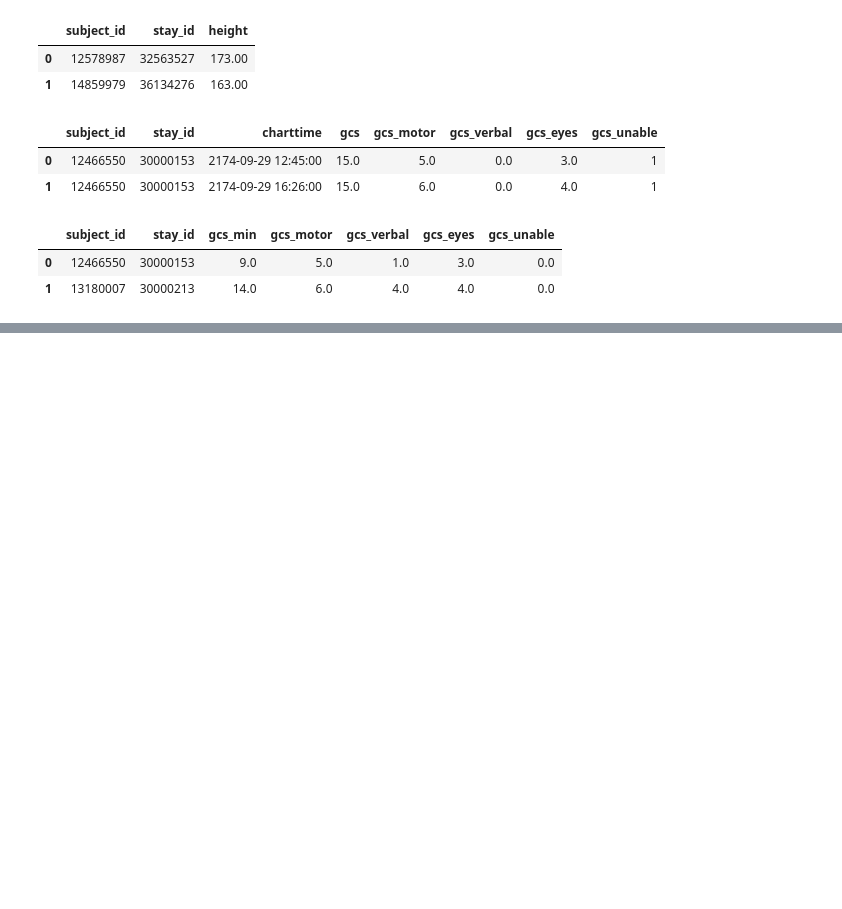
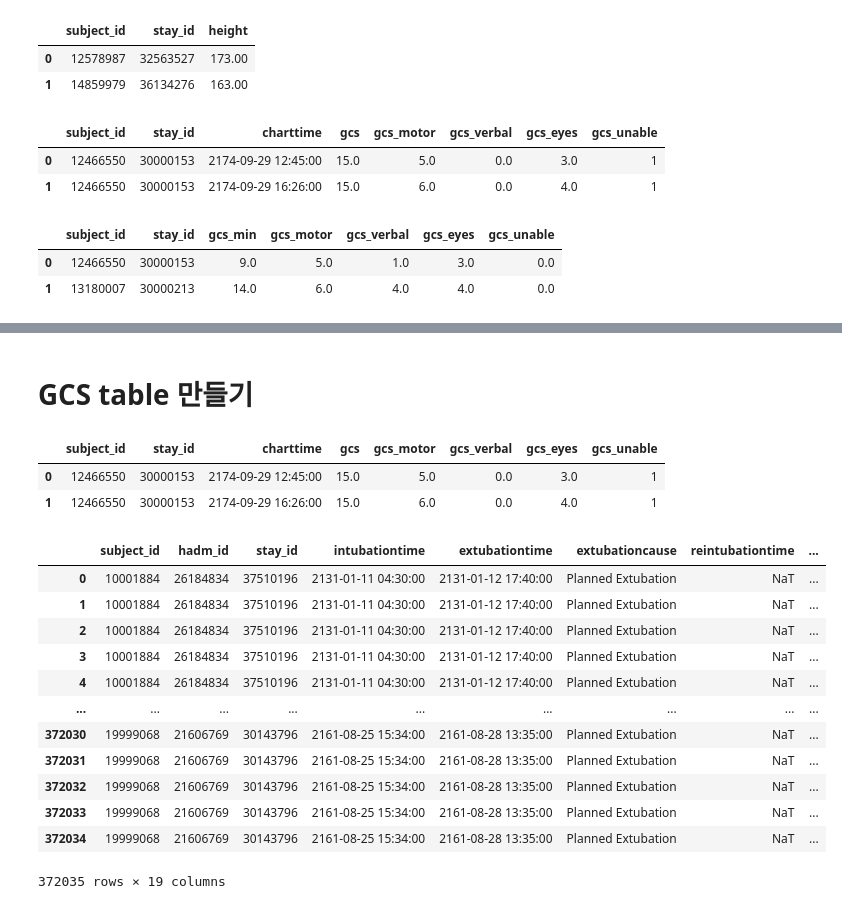
Before and after one commit to sujungleeml/P1_extubationfailure, a Jupyter notebook: 이수정/python_codes/dataext2_demographic.ipynb, the cells around one changed output, grey strips where cells are left out. Cells and saved outputs as stored; diff of their text form; code cells hidden in the pictures; blank space fills up the shorter version.

```diff
--- a/이수정/python_codes/dataext2_demographic.ipynb
+++ b/이수정/python_codes/dataext2_demographic.ipynb
@@ -1228,0 +123,3 @@ ventilator_duration1_3 >> filter_by(X.outcome_step3 == 'unknown')
+# %%
+subset2 = pd.read_csv('../outputs/subject_subset2.csv')
+subset2.head(2)
@@ -1228,0 +147,6 @@ ventilator_duration1_3 >> filter_by(X.outcome_step3 == 'unknown')
+# %%
+subset2['intubationtime'] = pd.to_datetime(subset2['intubationtime'])
+subset2['extubationtime'] = pd.to_datetime(subset2['extubationtime'])
+subset2['reintubationtime'] = pd.to_datetime(subset2['reintubationtime'])
+subset2['dischtime'] = pd.to_datetime(subset2['dischtime'])
+subset2['deathtime'] = pd.to_datetime(subset2['deathtime'])
@@ -1228,0 +170,29 @@ ventilator_duration1_3 >> filter_by(X.outcome_step3 == 'unknown')
+# %% [markdown]
+# GCS table 만들기
+# %%
+#일단 gcs 를 어떤 시간에 맞추어 구성할지를 알아야 하는데
+#이전 연구에서는 가장 가까운 leastest time을 기준으로 구성해였다.
+#이번연구는 (1) 시계열성 (2) procedure 진전 두개의 버전으로 개발할 예정이다.
+#시간은 extubationtime 에 맞추되. 그 이전 까지로 구성한다 즉, intubation time ~ extubationtime 사이로 구성한다.
+gcs.head(2)
+# %% [output]
+|  | subject_id | stay_id | charttime | gcs | gcs_motor | gcs_verbal | gcs_eyes | gcs_unable |
+| 0 | 12466550 | 30000153 | 2174-09-29 12:45:00 | 15.0 | 5.0 | 0.0 | 3.0 | 1 |
+| 1 | 12466550 | 30000153 | 2174-09-29 16:26:00 | 15.0 | 6.0 | 0.0 | 4.0 | 1 |
+# %%
+gcs_t1 = pd.merge(subset2, gcs, how='left', on=['subject_id', 'stay_id'])
+gcs_t1
+# %% [output]
+|  | subject_id | hadm_id | stay_id | intubationtime | extubationtime | extubationcause | reintubationtime | ... |
+| 0 | 10001884 | 26184834 | 37510196 | 2131-01-11 04:30:00 | 2131-01-12 17:40:00 | Planned Extubation | NaT | ... |
+| 1 | 10001884 | 26184834 | 37510196 | 2131-01-11 04:30:00 | 2131-01-12 17:40:00 | Planned Extubation | NaT | ... |
+| 2 | 10001884 | 26184834 | 37510196 | 2131-01-11 04:30:00 | 2131-01-12 17:40:00 | Planned Extubation | NaT | ... |
+| 3 | 10001884 | 26184834 | 37510196 | 2131-01-11 04:30:00 | 2131-01-12 17:40:00 | Planned Extubation | NaT | ... |
+| 4 | 10001884 | 26184834 | 37510196 | 2131-01-11 04:30:00 | 2131-01-12 17:40:00 | Planned Extubation | NaT | ... |
+| ... | ... | ... | ... | ... | ... | ... | ... | ... |
+| 372030 | 19999068 | 21606769 | 30143796 | 2161-08-25 15:34:00 | 2161-08-28 13:35:00 | Planned Extubation | NaT | ... |
+| 372031 | 19999068 | 21606769 | 30143796 | 2161-08-25 15:34:00 | 2161-08-28 13:35:00 | Planned Extubation | NaT | ... |
+| 372032 | 19999068 | 21606769 | 30143796 | 2161-08-25 15:34:00 | 2161-08-28 13:35:00 | Planned Extubation | NaT | ... |
+| 372033 | 19999068 | 21606769 | 30143796 | 2161-08-25 15:34:00 | 2161-08-28 13:35:00 | Planned Extubation | NaT | ... |
+| 372034 | 19999068 | 21606769 | 30143796 | 2161-08-25 15:34:00 | 2161-08-28 13:35:00 | Planned Extubation | NaT | ... |
+372035 rows × 19 columns
```
Also changed, not shown: parts of 137 cells of this notebook, 1 other file.
